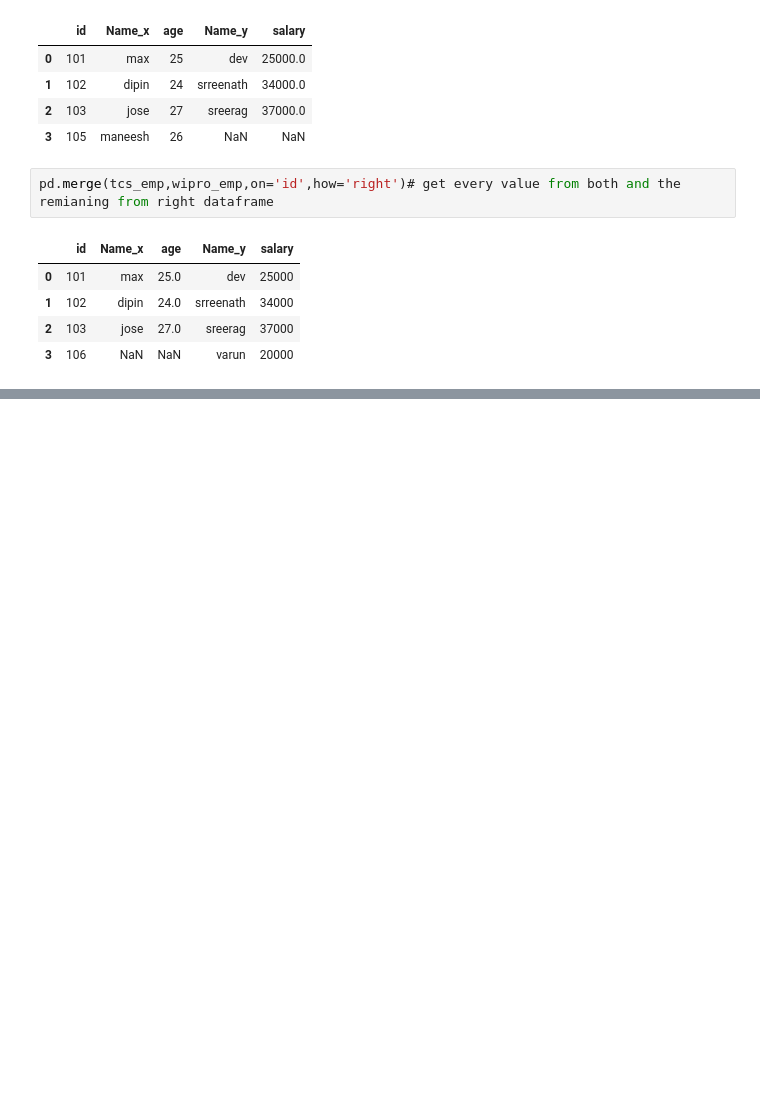
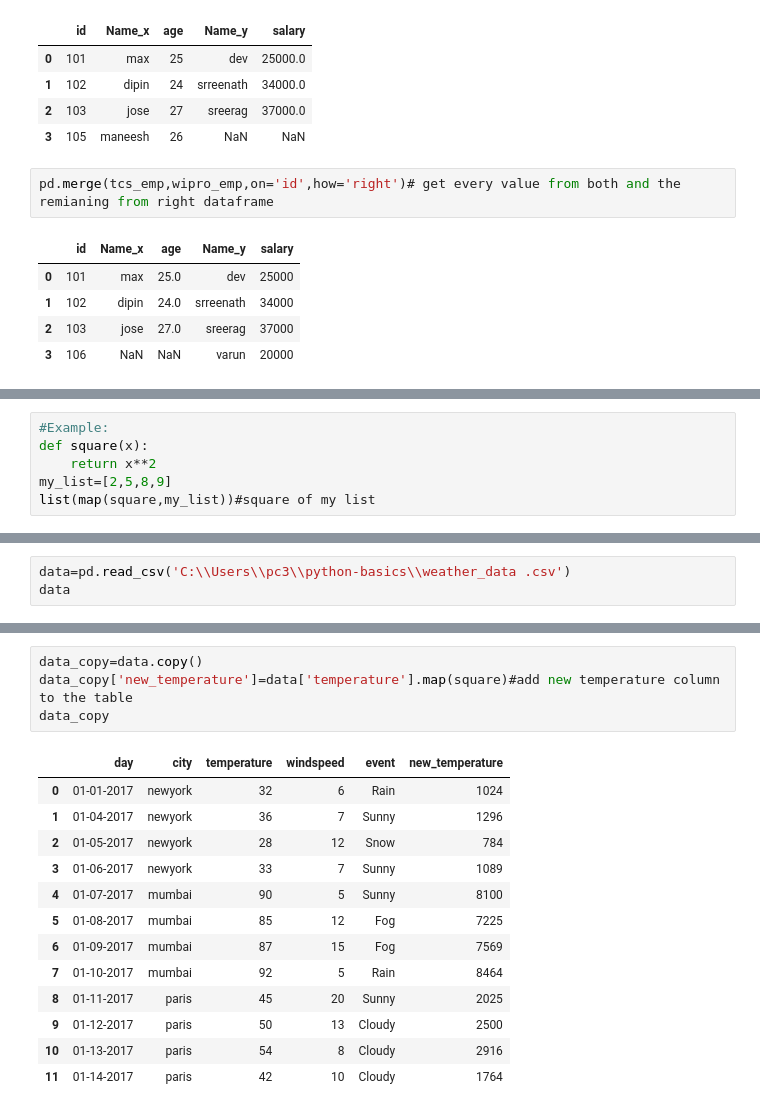
Before and after one commit to shimnasherin73/python-basics, a Jupyter notebook: pandas.ipynb, the cells around one changed output, grey strips where cells are left out. Saved outputs shown, nothing was run; the diff lists cells and outputs as text; blank space fills up the shorter version.

```diff
--- a/pandas.ipynb
+++ b/pandas.ipynb
@@ -1500,0 +1692,6 @@ pd.merge(tcs_emp,wipro_emp,on='id',how='right')# get every value from both and t
+# %%
+#Example:
+def square(x):
+    return x**2
+my_list=[2,5,8,9]
+list(map(square,my_list))#square of my list
@@ -1500,0 +1700,3 @@ pd.merge(tcs_emp,wipro_emp,on='id',how='right')# get every value from both and t
+# %%
+data=pd.read_csv('C:\\Users\\pc3\\python-basics\\weather_data .csv')
+data
@@ -1500,0 +1752,18 @@ pd.merge(tcs_emp,wipro_emp,on='id',how='right')# get every value from both and t
+# %%
+data_copy=data.copy()
+data_copy['new_temperature']=data['temperature'].map(square)#add new temperature column to the table
+data_copy
+# %% [output]
+|  | day | city | temperature | windspeed | event | new_temperature |
+| 0 | 01-01-2017 | newyork | 32 | 6 | Rain | 1024 |
+| 1 | 01-04-2017 | newyork | 36 | 7 | Sunny | 1296 |
+| 2 | 01-05-2017 | newyork | 28 | 12 | Snow | 784 |
+| 3 | 01-06-2017 | newyork | 33 | 7 | Sunny | 1089 |
+| 4 | 01-07-2017 | mumbai | 90 | 5 | Sunny | 8100 |
+| 5 | 01-08-2017 | mumbai | 85 | 12 | Fog | 7225 |
+| 6 | 01-09-2017 | mumbai | 87 | 15 | Fog | 7569 |
+| 7 | 01-10-2017 | mumbai | 92 | 5 | Rain | 8464 |
+| 8 | 01-11-2017 | paris | 45 | 20 | Sunny | 2025 |
+| 9 | 01-12-2017 | paris | 50 | 13 | Cloudy | 2500 |
+| 10 | 01-13-2017 | paris | 54 | 8 | Cloudy | 2916 |
+| 11 | 01-14-2017 | paris | 42 | 10 | Cloudy | 1764 |
```
Also changed, not shown: parts of 20 cells of this notebook, 2 other files.
